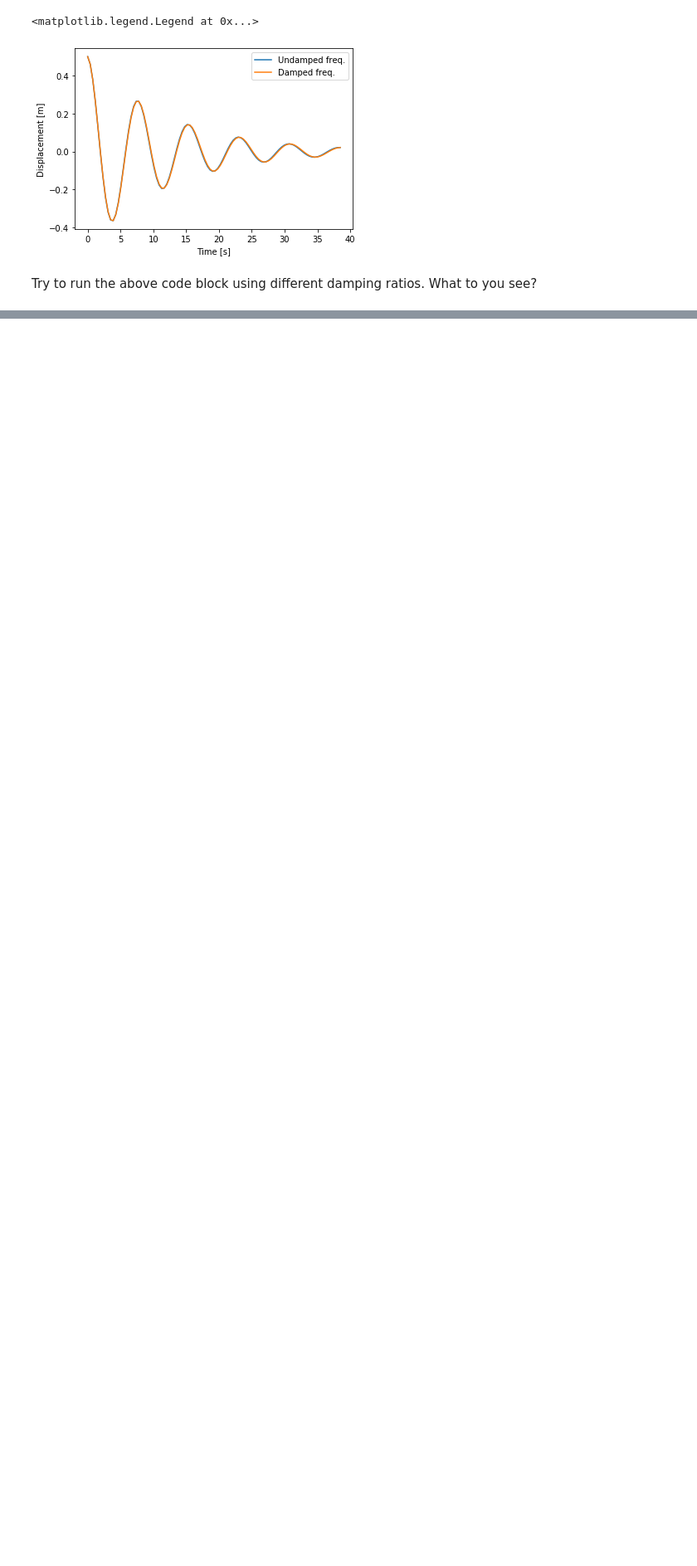
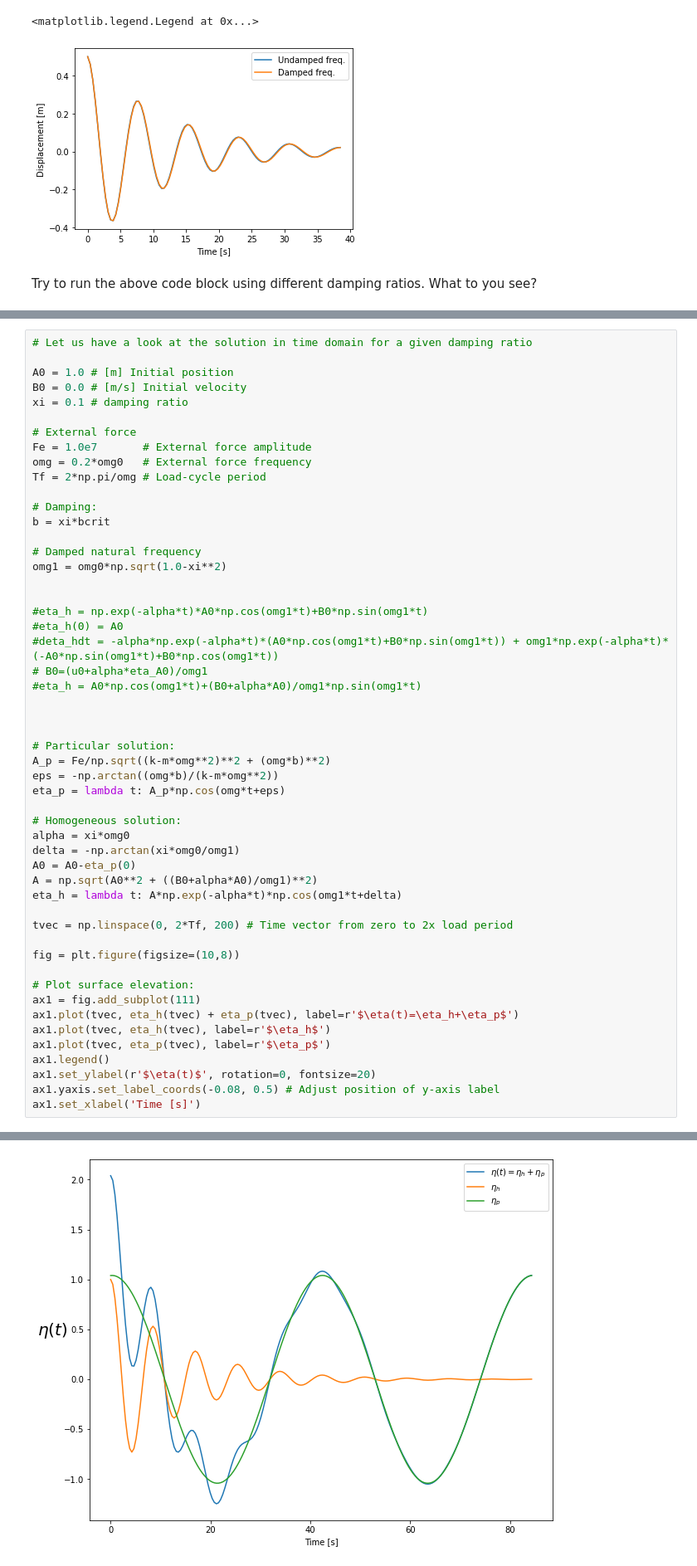
Before and after one commit to hydrodavid/tmr4247, a Jupyter notebook: Lecture_6.ipynb, the cells around one changed output, grey strips where cells are left out. Shown at 83% size. Saved outputs shown, nothing was run; the diff lists cells and outputs as text; blank space fills up the shorter version.

```diff
--- a/Lecture_6.ipynb
+++ b/Lecture_6.ipynb
@@ -155,0 +292,53 @@ $$\delta=\frac{\omega b}{k -\omega^2 m}$$
+# %%
+# Let us have a look at the solution in time domain for a given damping ratio
+
+A0 = 1.0 # [m] Initial position
+B0 = 0.0 # [m/s] Initial velocity
+xi = 0.1 # damping ratio
+
+# External force
+Fe = 1.0e7       # External force amplitude
+omg = 0.2*omg0   # External force frequency
+Tf = 2*np.pi/omg # Load-cycle period
+
+# Damping:
+b = xi*bcrit
+
+# Damped natural frequency
+omg1 = omg0*np.sqrt(1.0-xi**2)
+
+
+#eta_h = np.exp(-alpha*t)*A0*np.cos(omg1*t)+B0*np.sin(omg1*t)
+#eta_h(0) = A0
+#deta_hdt = -alpha*np.exp(-alpha*t)*(A0*np.cos(omg1*t)+B0*np.sin(omg1*t)) + omg1*np.exp(-alpha*t)*(-A0*np.sin(omg1*t)+B0*np.cos(omg1*t))
+# B0=(u0+alpha*eta_A0)/omg1
+#eta_h = A0*np.cos(omg1*t)+(B0+alpha*A0)/omg1*np.sin(omg1*t)
+
+
+
+# Particular solution:
+A_p = Fe/np.sqrt((k-m*omg**2)**2 + (omg*b)**2)
+eps = -np.arctan((omg*b)/(k-m*omg**2))
+eta_p = lambda t: A_p*np.cos(omg*t+eps)
+
+# Homogeneous solution:
+alpha = xi*omg0
+delta = -np.arctan(xi*omg0/omg1)
+A0 = A0-eta_p(0)
+A = np.sqrt(A0**2 + ((B0+alpha*A0)/omg1)**2)
+eta_h = lambda t: A*np.exp(-alpha*t)*np.cos(omg1*t+delta)
+
+tvec = np.linspace(0, 2*Tf, 200) # Time vector from zero to 2x load period
+
+fig = plt.figure(figsize=(10,8))
+
+# Plot surface elevation:
+ax1 = fig.add_subplot(111)
+ax1.plot(tvec, eta_h(tvec) + eta_p(tvec), label=r'$\eta(t)=\eta_h+\eta_p$')
+ax1.plot(tvec, eta_h(tvec), label=r'$\eta_h$')
+ax1.plot(tvec, eta_p(tvec), label=r'$\eta_p$')
+ax1.legend()
+ax1.set_ylabel(r'$\eta(t)$', rotation=0, fontsize=20)
+ax1.yaxis.set_label_coords(-0.08, 0.5) # Adjust position of y-axis label
+ax1.set_xlabel('Time [s]')
+# %% [output]
@@ -155,0 +346 @@ $$\delta=\frac{\omega b}{k -\omega^2 m}$$
+[figure, added]
```
Also changed, not shown: parts of 8 cells of this notebook.
